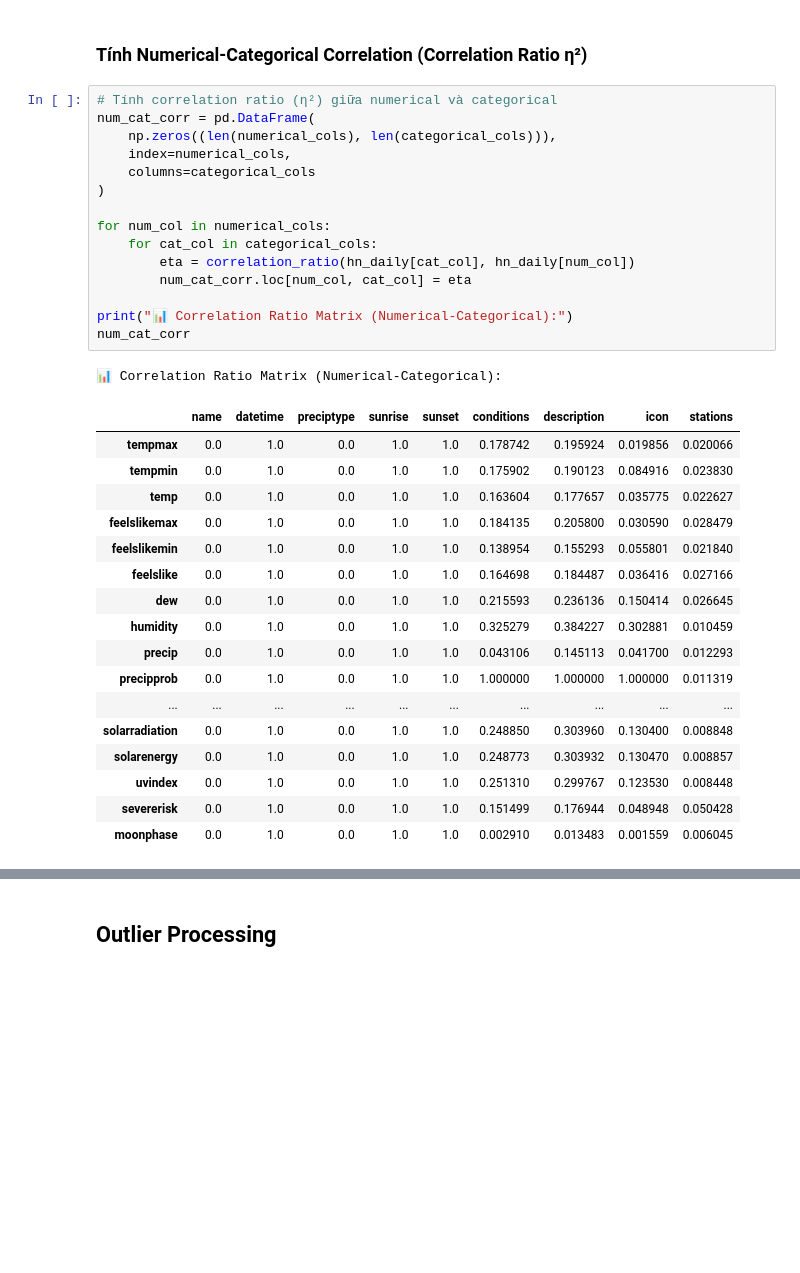
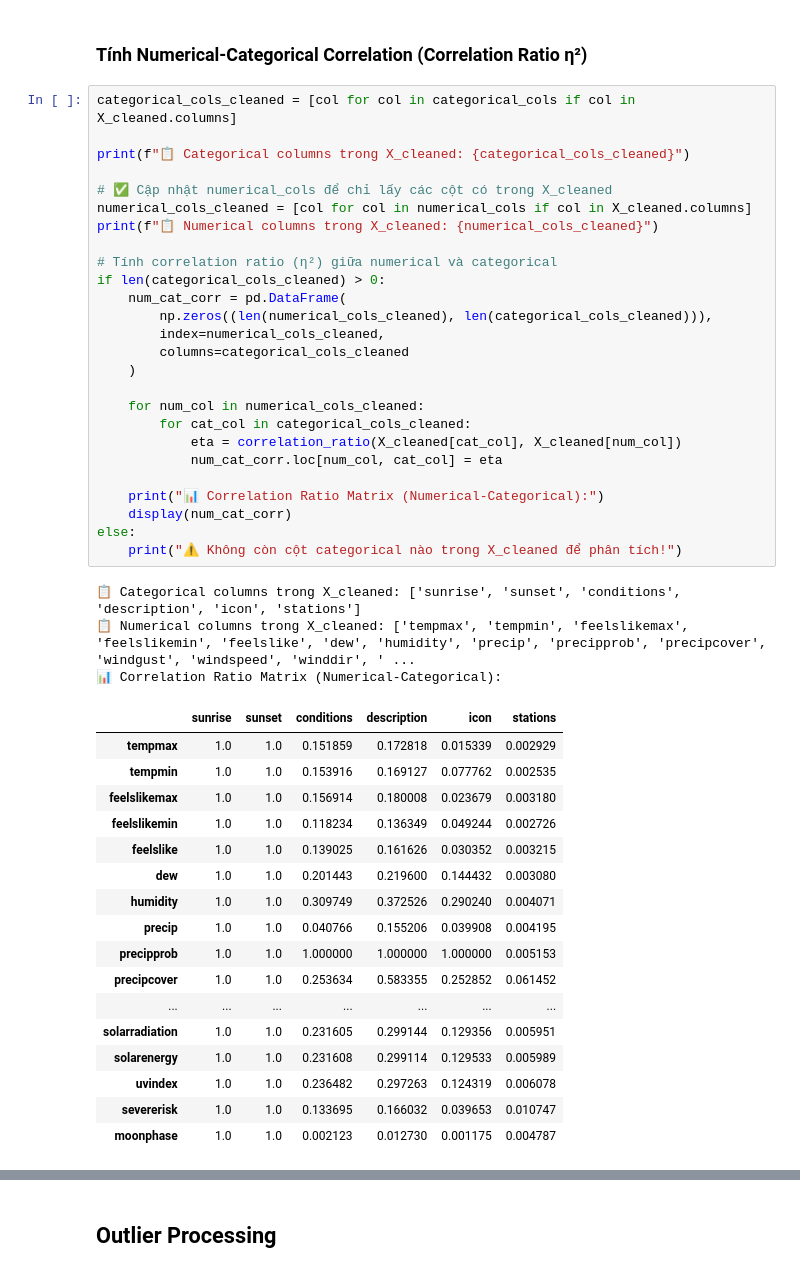
Before and after one commit to NgocHoa04/machine_learning_project, a Jupyter notebook: data_processing.ipynb, the cells around one changed output, grey strips where cells are left out. Cells and saved outputs as stored; diff of their text form; blank space fills up the shorter version.

Commit message:
update data processing 5/11

```diff
--- a/data_processing.ipynb
+++ b/data_processing.ipynb
@@ -737,39 +599,52 @@ AFTER (0 categorical, +3 derived numerical):
 # %% [markdown]
 ### Tính Numerical-Categorical Correlation (Correlation Ratio η²)
 # %%
+categorical_cols_cleaned = [col for col in categorical_cols if col in X_cleaned.columns]
+
+print(f"📋 Categorical columns trong X_cleaned: {categorical_cols_cleaned}")
+
+# ✅ Cập nhật numerical_cols để chỉ lấy các cột có trong X_cleaned
+numerical_cols_cleaned = [col for col in numerical_cols if col in X_cleaned.columns]
+print(f"📋 Numerical columns trong X_cleaned: {numerical_cols_cleaned}")
+
 # Tính correlation ratio (η²) giữa numerical và categorical
-num_cat_corr = pd.DataFrame(
-    np.zeros((len(numerical_cols), len(categorical_cols))),
-    index=numerical_cols,
-    columns=categorical_cols
-)
+if len(categorical_cols_cleaned) > 0:
+    num_cat_corr = pd.DataFrame(
+        np.zeros((len(numerical_cols_cleaned), len(categorical_cols_cleaned))),
+        index=numerical_cols_cleaned,
+        columns=categorical_cols_cleaned
+    )
 
-for num_col in numerical_cols:
-    for cat_col in categorical_cols:
-        eta = correlation_ratio(hn_daily[cat_col], hn_daily[num_col])
-        num_cat_corr.loc[num_col, cat_col] = eta
+    for num_col in numerical_cols_cleaned:
+        for cat_col in categorical_cols_cleaned:
+            eta = correlation_ratio(X_cleaned[cat_col], X_cleaned[num_col])
+            num_cat_corr.loc[num_col, cat_col] = eta
 
-print("📊 Correlation Ratio Matrix (Numerical-Categorical):")
-num_cat_corr
+    print("📊 Correlation Ratio Matrix (Numerical-Categorical):")
+    display(num_cat_corr)
+else:
+    print("⚠️ Không còn cột categorical nào trong X_cleaned để phân tích!")
 # %% [output]
+📋 Categorical columns trong X_cleaned: ['sunrise', 'sunset', 'conditions', 'description', 'icon', 'stations']
+📋 Numerical columns trong X_cleaned: ['tempmax', 'tempmin', 'feelslikemax', 'feelslikemin', 'feelslike', 'dew', 'humidity', 'precip', 'precipprob', 'precipcover', 'windgust', 'windspeed', 'winddir', ' ...
 📊 Correlation Ratio Matrix (Numerical-Categorical):
-|  | name | datetime | preciptype | sunrise | sunset | conditions | description | icon | stations |
-| tempmax | 0.0 | 1.0 | 0.0 | 1.0 | 1.0 | 0.178742 | 0.195924 | 0.019856 | 0.020066 |
-| tempmin | 0.0 | 1.0 | 0.0 | 1.0 | 1.0 | 0.175902 | 0.190123 | 0.084916 | 0.023830 |
-| temp | 0.0 | 1.0 | 0.0 | 1.0 | 1.0 | 0.163604 | 0.177657 | 0.035775 | 0.022627 |
-| feelslikemax | 0.0 | 1.0 | 0.0 | 1.0 | 1.0 | 0.184135 | 0.205800 | 0.030590 | 0.028479 |
-| feelslikemin | 0.0 | 1.0 | 0.0 | 1.0 | 1.0 | 0.138954 | 0.155293 | 0.055801 | 0.021840 |
-| feelslike | 0.0 | 1.0 | 0.0 | 1.0 | 1.0 | 0.164698 | 0.184487 | 0.036416 | 0.027166 |
-| dew | 0.0 | 1.0 | 0.0 | 1.0 | 1.0 | 0.215593 | 0.236136 | 0.150414 | 0.026645 |
-| humidity | 0.0 | 1.0 | 0.0 | 1.0 | 1.0 | 0.325279 | 0.384227 | 0.302881 | 0.010459 |
-| precip | 0.0 | 1.0 | 0.0 | 1.0 | 1.0 | 0.043106 | 0.145113 | 0.041700 | 0.012293 |
-| precipprob | 0.0 | 1.0 | 0.0 | 1.0 | 1.0 | 1.000000 | 1.000000 | 1.000000 | 0.011319 |
-| ... | ... | ... | ... | ... | ... | ... | ... | ... | ... |
-| solarradiation | 0.0 | 1.0 | 0.0 | 1.0 | 1.0 | 0.248850 | 0.303960 | 0.130400 | 0.008848 |
-| solarenergy | 0.0 | 1.0 | 0.0 | 1.0 | 1.0 | 0.248773 | 0.303932 | 0.130470 | 0.008857 |
-| uvindex | 0.0 | 1.0 | 0.0 | 1.0 | 1.0 | 0.251310 | 0.299767 | 0.123530 | 0.008448 |
-| severerisk | 0.0 | 1.0 | 0.0 | 1.0 | 1.0 | 0.151499 | 0.176944 | 0.048948 | 0.050428 |
-| moonphase | 0.0 | 1.0 | 0.0 | 1.0 | 1.0 | 0.002910 | 0.013483 | 0.001559 | 0.006045 |
+|  | sunrise | sunset | conditions | description | icon | stations |
+| tempmax | 1.0 | 1.0 | 0.151859 | 0.172818 | 0.015339 | 0.002929 |
+| tempmin | 1.0 | 1.0 | 0.153916 | 0.169127 | 0.077762 | 0.002535 |
+| feelslikemax | 1.0 | 1.0 | 0.156914 | 0.180008 | 0.023679 | 0.003180 |
+| feelslikemin | 1.0 | 1.0 | 0.118234 | 0.136349 | 0.049244 | 0.002726 |
+| feelslike | 1.0 | 1.0 | 0.139025 | 0.161626 | 0.030352 | 0.003215 |
+| dew | 1.0 | 1.0 | 0.201443 | 0.219600 | 0.144432 | 0.003080 |
+| humidity | 1.0 | 1.0 | 0.309749 | 0.372526 | 0.290240 | 0.004071 |
+| precip | 1.0 | 1.0 | 0.040766 | 0.155206 | 0.039908 | 0.004195 |
+| precipprob | 1.0 | 1.0 | 1.000000 | 1.000000 | 1.000000 | 0.005153 |
+| precipcover | 1.0 | 1.0 | 0.253634 | 0.583355 | 0.252852 | 0.061452 |
+| ... | ... | ... | ... | ... | ... | ... |
+| solarradiation | 1.0 | 1.0 | 0.231605 | 0.299144 | 0.129356 | 0.005951 |
+| solarenergy | 1.0 | 1.0 | 0.231608 | 0.299114 | 0.129533 | 0.005989 |
+| uvindex | 1.0 | 1.0 | 0.236482 | 0.297263 | 0.124319 | 0.006078 |
+| severerisk | 1.0 | 1.0 | 0.133695 | 0.166032 | 0.039653 | 0.010747 |
+| moonphase | 1.0 | 1.0 | 0.002123 | 0.012730 | 0.001175 | 0.004787 |
 # %%
 # Visualize Numerical-Categorical correlation
 if len(numerical_cols) > 0 and len(categorical_cols) > 0:
```
Also changed, not shown: parts of 12 cells of this notebook.
